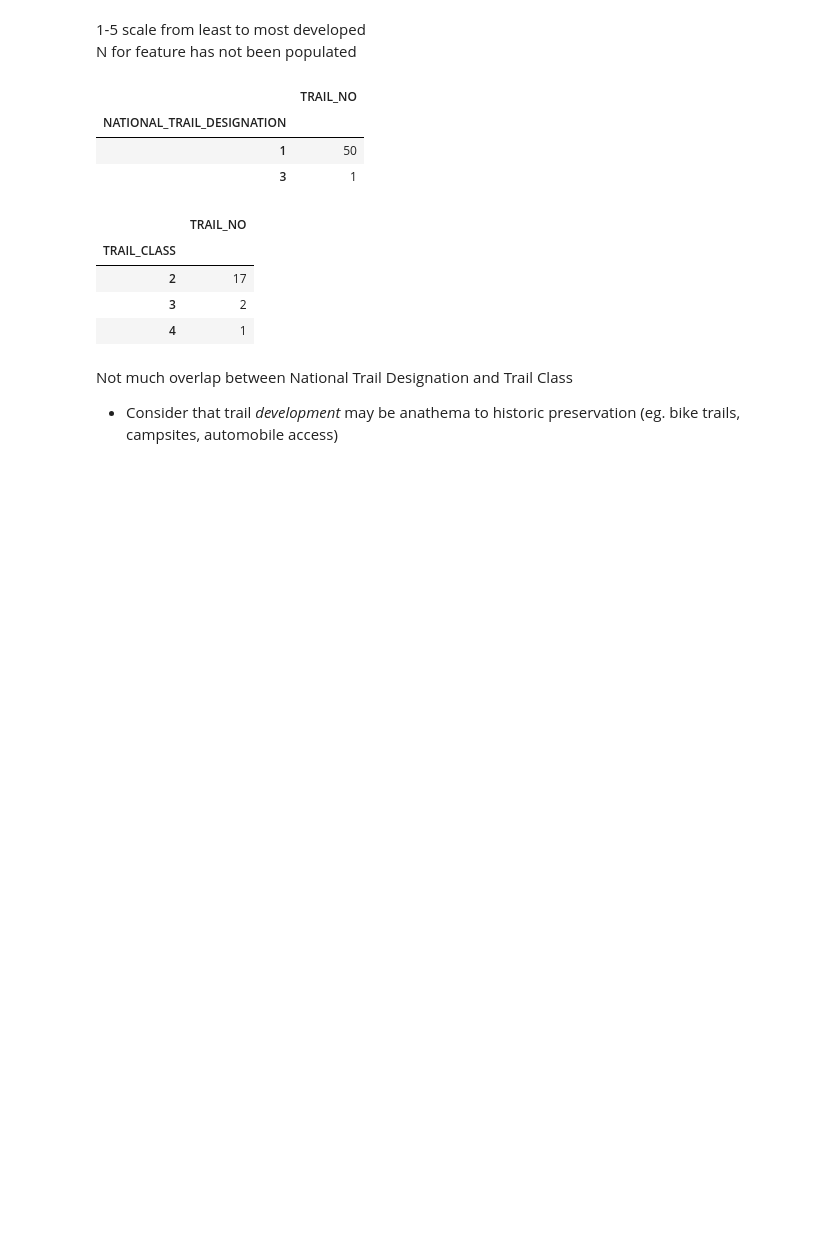
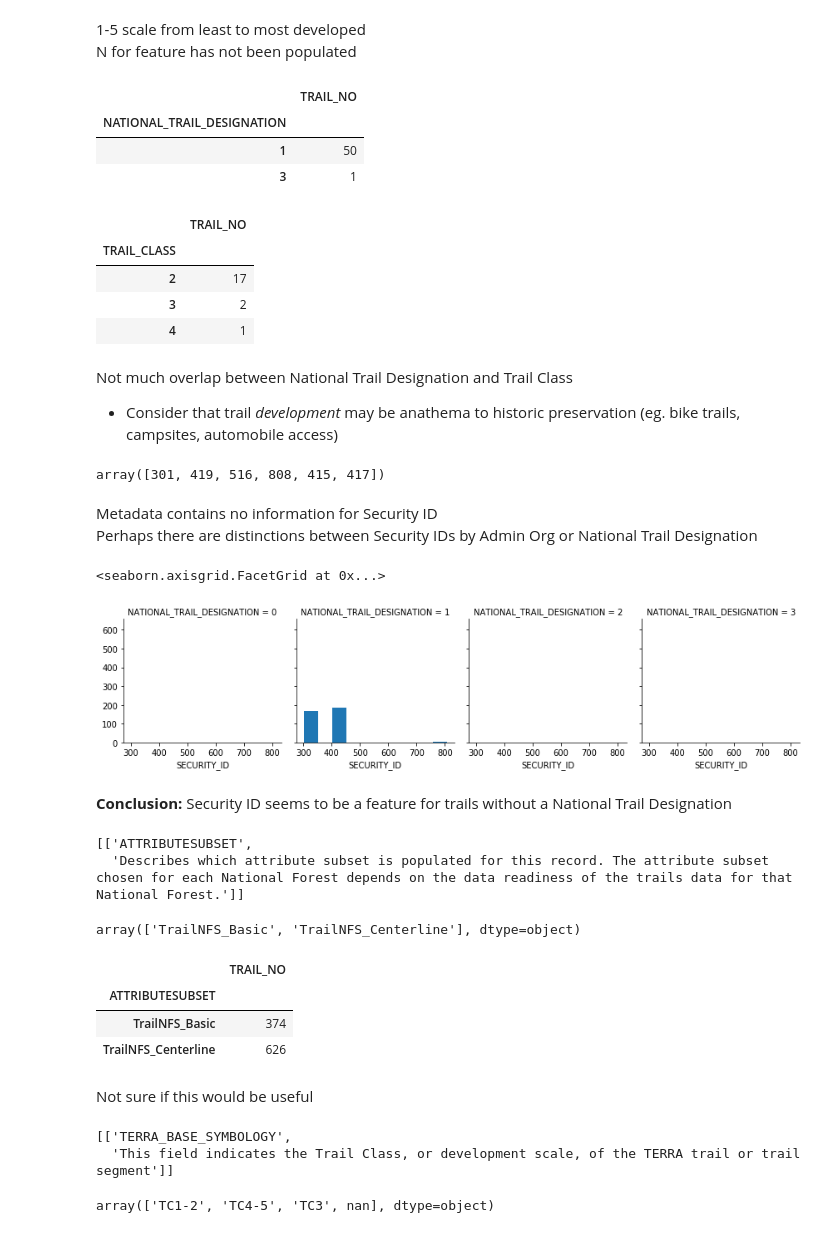
Before and after one commit to Ecboxer/Trails, a Jupyter notebook: Explore/SufficentData.ipynb, the cells around one changed output. Saved outputs shown, nothing was run; the diff lists cells and outputs as text; code cells hidden in the pictures; blank space fills up the shorter version.

```diff
--- a/Explore/SufficentData.ipynb
+++ b/Explore/SufficentData.ipynb
@@ -440,3 +442,45 @@ df[['TRAIL_NO']][df['NATIONAL_TRAIL_DESIGNATION'].isin(['2', '3'])].groupby(by=d
 # %% [markdown]
 Not much overlap between National Trail Designation and Trail Class
 * Consider that trail _development_ may be anathema to historic preservation (eg. bike trails, campsites, automobile access)
+# %%
+df['SECURITY_ID'].unique()
+# %% [output]
+array([301, 419, 516, 808, 415, 417])
+# %% [markdown]
+Metadata contains no information for Security ID
+Perhaps there are distinctions between Security IDs by Admin Org or National Trail Designation
+# %%
+g = sns.FacetGrid(data = df, col = 'NATIONAL_TRAIL_DESIGNATION')
+g.map(plt.hist, 'SECURITY_ID')
+# %% [output]
+<seaborn.axisgrid.FacetGrid at 0x...>
+[figure, added]
+# %% [markdown]
+**Conclusion:** Security ID seems to be a feature for trails without a National Trail Designation
+# %%
+[x for x in data_meta if x[0] == 'ATTRIBUTESUBSET']
+# %% [output]
+[['ATTRIBUTESUBSET',
+  'Describes which attribute subset is populated for this record. The attribute subset chosen for each National Forest depends on the data readiness of the trails data for that National Forest.']]
+# %%
+df['ATTRIBUTESUBSET'].unique()
+# %% [output]
+array(['TrailNFS_Basic', 'TrailNFS_Centerline'], dtype=object)
+# %%
+df[['TRAIL_NO']].groupby(by=df['ATTRIBUTESUBSET']).count()
+# %% [output]
+|  | TRAIL_NO |
+| ATTRIBUTESUBSET |  |
+| TrailNFS_Basic | 374 |
+| TrailNFS_Centerline | 626 |
+# %% [markdown]
+Not sure if this would be useful
+# %%
+[x for x in data_meta if x[0] == 'TERRA_BASE_SYMBOLOGY']
+# %% [output]
+[['TERRA_BASE_SYMBOLOGY',
+  'This field indicates the Trail Class, or development scale, of the TERRA trail or trail segment']]
+# %%
+df['TERRA_BASE_SYMBOLOGY'].unique()
+# %% [output]
+array(['TC1-2', 'TC4-5', 'TC3', nan], dtype=object)
```
Also changed, not shown: parts of 21 cells of this notebook.
